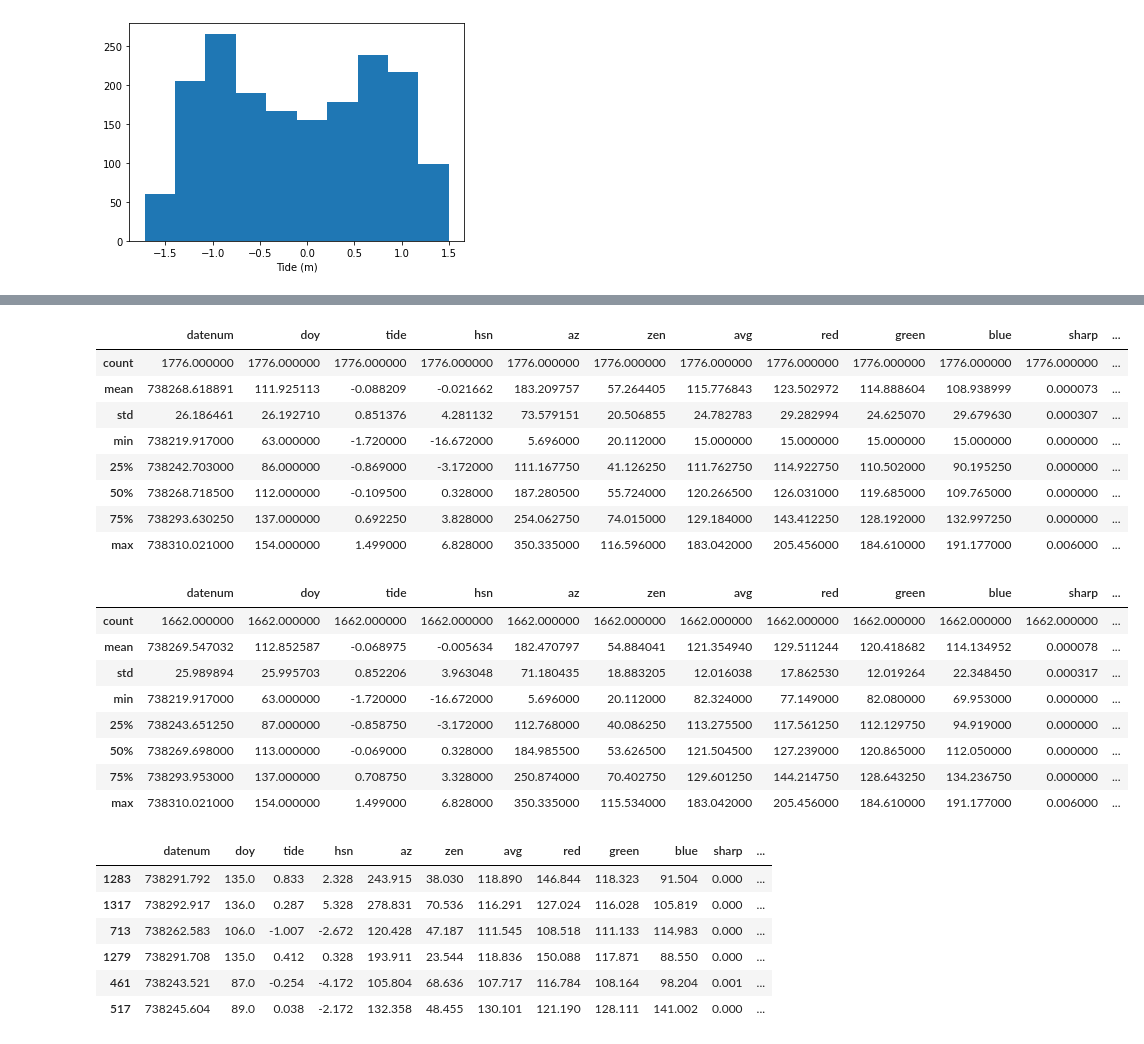
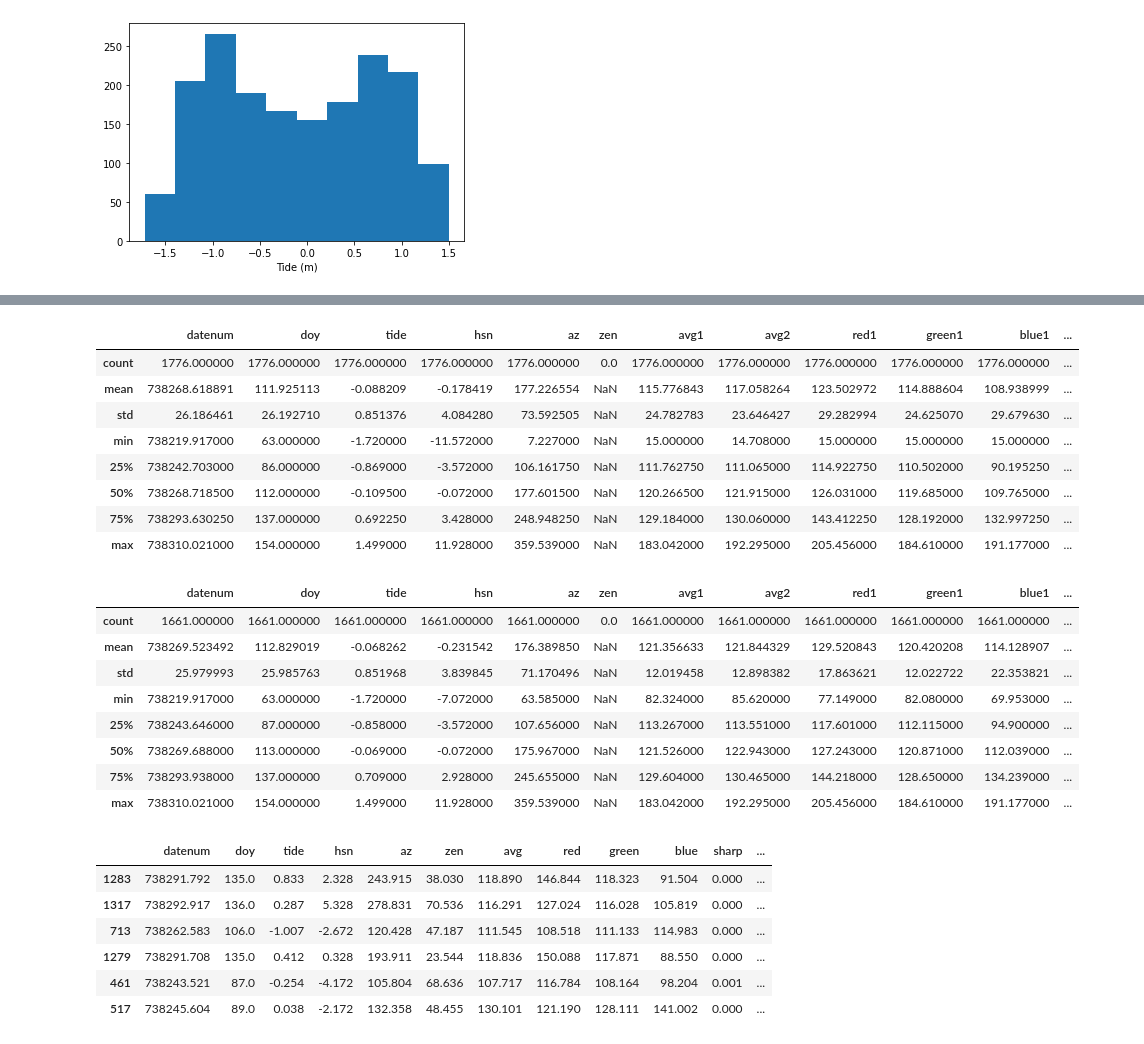
Before and after one commit to csherwood-usgs/CoastCam, a Jupyter notebook: assess_inventory.ipynb, the cells around one changed output, grey strips where cells are left out. Drawn from its saved outputs; the diff is of its cells as text; code cells hidden in the pictures.

```diff
--- a/assess_inventory.ipynb
+++ b/assess_inventory.ipynb
@@ -50,7 +50,8 @@ Using info for CACO02 - Marconi Beach
 # %% [markdown]
 ### Work through the folder and find all images pairs
 # %%
-rdir = 'C:/crs/proj/2019_CACO_CoastCam/CACO-02/timex/'
+#rdir = 'C:/crs/proj/2019_CACO_CoastCam/CACO-02/timex/'
+rdir = 'F:/timex/'
 c1list = []
 c2list = []
 
@@ -96,16 +98,16 @@ hsn = np.nan*np.ones(nfiles)
 dn = np.nan*np.ones(nfiles)
 tidi = np.nan*np.ones(nfiles)
 doy = np.nan*np.ones(nfiles)
-
 dts_list = []
 dto_list = []
+
 for i, fn in enumerate( c1list ):
     dts, dto = filetime2timestr( fn )
     dts_list.append( dts )
     dto_list.append( dto )
     hsn[i] = solar_noon_offset( dts, longitude)
 
-    az[i], zen[i] = sun_az_zen( dts, latitude, longitude )
+    az[i], zen1[i] = sun_az_zen( dts, latitude, longitude )
     dn[i] = datetime2matlabdn( dto )
     doy[i] = dto.timetuple().tm_yday
     tidi[i] = np.interp(dn[i], T, tid)
@@ -123,14 +125,24 @@ This is much slower because it has to open each file. This is only reading C1...
 # %%
 # arrays to store results
-sharp = np.nan*np.ones(nfiles)
-contrast = np.nan*np.ones(nfiles)
-avg = np.nan*np.ones(nfiles)
-rgb = np.nan*np.ones((nfiles,3))
+sharp1 = np.nan*np.ones(nfiles)
+contrast1 = np.nan*np.ones(nfiles)
+avg1 = np.nan*np.ones(nfiles)
+rgb1 = np.nan*np.ones((nfiles,3))
+
+sharp2 = np.nan*np.ones(nfiles)
+contrast2 = np.nan*np.ones(nfiles)
+avg2 = np.nan*np.ones(nfiles)
+rgb2 = np.nan*np.ones((nfiles,3))
 
 for i, fn in enumerate( c1list ):
     with Image.open(rdir+fn) as img:
-        sharp[i], contrast[i] = estimate_sharpness( img )
-        rgb[i,:], avg[i] = average_color( img )
+        sharp1[i], contrast1[i] = estimate_sharpness( img )
+        rgb1[i,:], avg1[i] = average_color( img )
+
+for i, fn in enumerate( c2list ):
+    with Image.open(rdir+fn) as img:
+        sharp2[i], contrast2[i] = estimate_sharpness( img )
+        rgb2[i,:], avg2[i] = average_color( img )
 # %%
 # lludge to fix weird hsn
 hsn[hsn<-12]=hsn[hsn<-12]+24.
@@ -167,6 +196,8 @@ plt.hist(np.log10(contrast[contrast>0]))
 # %%
-df = pd.DataFrame(data = (dn, doy, tidi, hsn, az, zen, avg, rgb[:,0],rgb[:,1], rgb[:,2], sharp, contrast)).T
-df.columns=['datenum','doy','tide','hsn','az','zen','avg','red','green','blue','sharp','contrast']
+df = pd.DataFrame(data = (dn, doy, tidi, hsn, az, zen, avg1, avg2, rgb1[:,0], rgb1[:,1], rgb1[:,2], rgb2[:,0],
+                          rgb2[:,1], rgb2[:,2], sharp1, sharp2, contrast1, contrast2)).T
+df.columns=['datenum','doy','tide','hsn','az','zen','avg1','avg2','red1','green1','blue1',
+            'red2','green2','blue2','sharp1', 'sharp2','contrast1', 'contrast2']
 df['dts']=dts_list
 df['dto']=dto_list
 df['fnamec1']=c1list
@@ -174,29 +205,30 @@ df = df.round(decimals=3)
 df.set_index('dto')
 df.describe()
 # %% [output]
-|  | datenum | doy | tide | hsn | az | zen | avg | red | green | blue | sharp | ... |
-| count | 1776.000000 | 1776.000000 | 1776.000000 | 1776.000000 | 1776.000000 | 1776.000000 | 1776.000000 | 1776.000000 | 1776.000000 | 1776.000000 | 1776.000000 | ... |
-| mean | 738268.618891 | 111.925113 | -0.088209 | -0.021662 | 183.209757 | 57.264405 | 115.776843 | 123.502972 | 114.888604 | 108.938999 | 0.000073 | ... |
-| std | 26.186461 | 26.192710 | 0.851376 | 4.281132 | 73.579151 | 20.506855 | 24.782783 | 29.282994 | 24.625070 | 29.679630 | 0.000307 | ... |
-| min | 738219.917000 | 63.000000 | -1.720000 | -16.672000 | 5.696000 | 20.112000 | 15.000000 | 15.000000 | 15.000000 | 15.000000 | 0.000000 | ... |
-| 25% | 738242.703000 | 86.000000 | -0.869000 | -3.172000 | 111.167750 | 41.126250 | 111.762750 | 114.922750 | 110.502000 | 90.195250 | 0.000000 | ... |
-| 50% | 738268.718500 | 112.000000 | -0.109500 | 0.328000 | 187.280500 | 55.724000 | 120.266500 | 126.031000 | 119.685000 | 109.765000 | 0.000000 | ... |
-| 75% | 738293.630250 | 137.000000 | 0.692250 | 3.828000 | 254.062750 | 74.015000 | 129.184000 | 143.412250 | 128.192000 | 132.997250 | 0.000000 | ... |
-| max | 738310.021000 | 154.000000 | 1.499000 | 6.828000 | 350.335000 | 116.596000 | 183.042000 | 205.456000 | 184.610000 | 191.177000 | 0.006000 | ... |
+|  | datenum | doy | tide | hsn | az | zen | avg1 | avg2 | red1 | green1 | blue1 | ... |
+| count | 1776.000000 | 1776.000000 | 1776.000000 | 1776.000000 | 1776.000000 | 0.0 | 1776.000000 | 1776.000000 | 1776.000000 | 1776.000000 | 1776.000000 | ... |
+| mean | 738268.618891 | 111.925113 | -0.088209 | -0.178419 | 177.226554 | NaN | 115.776843 | 117.058264 | 123.502972 | 114.888604 | 108.938999 | ... |
+| std | 26.186461 | 26.192710 | 0.851376 | 4.084280 | 73.592505 | NaN | 24.782783 | 23.646427 | 29.282994 | 24.625070 | 29.679630 | ... |
+| min | 738219.917000 | 63.000000 | -1.720000 | -11.572000 | 7.227000 | NaN | 15.000000 | 14.708000 | 15.000000 | 15.000000 | 15.000000 | ... |
+| 25% | 738242.703000 | 86.000000 | -0.869000 | -3.572000 | 106.161750 | NaN | 111.762750 | 111.065000 | 114.922750 | 110.502000 | 90.195250 | ... |
+| 50% | 738268.718500 | 112.000000 | -0.109500 | -0.072000 | 177.601500 | NaN | 120.266500 | 121.915000 | 126.031000 | 119.685000 | 109.765000 | ... |
+| 75% | 738293.630250 | 137.000000 | 0.692250 | 3.428000 | 248.948250 | NaN | 129.184000 | 130.060000 | 143.412250 | 128.192000 | 132.997250 | ... |
+| max | 738310.021000 | 154.000000 | 1.499000 | 11.928000 | 359.539000 | NaN | 183.042000 | 192.295000 | 205.456000 | 184.610000 | 191.177000 | ... |
 # %%
 # remove dark images
-df = df.drop(df[df['avg']< 80].index)
+df = df.drop(df[df['avg1']< 80].index)
+df = df.drop(df[df['avg2']< 80].index)
 #df = df.drop(df[df['sharp']< 1e-5].index)
 #df = df.drop(df[df['contrast']< 1e-3].index)
 
 df.describe()
 # %% [output]
-|  | datenum | doy | tide | hsn | az | zen | avg | red | green | blue | sharp | ... |
-| count | 1662.000000 | 1662.000000 | 1662.000000 | 1662.000000 | 1662.000000 | 1662.000000 | 1662.000000 | 1662.000000 | 1662.000000 | 1662.000000 | 1662.000000 | ... |
-| mean | 738269.547032 | 112.852587 | -0.068975 | -0.005634 | 182.470797 | 54.884041 | 121.354940 | 129.511244 | 120.418682 | 114.134952 | 0.000078 | ... |
-| std | 25.989894 | 25.995703 | 0.852206 | 3.963048 | 71.180435 | 18.883205 | 12.016038 | 17.862530 | 12.019264 | 22.348450 | 0.000317 | ... |
-| min | 738219.917000 | 63.000000 | -1.720000 | -16.672000 | 5.696000 | 20.112000 | 82.324000 | 77.149000 | 82.080000 | 69.953000 | 0.000000 | ... |
-| 25% | 738243.651250 | 87.000000 | -0.858750 | -3.172000 | 112.768000 | 40.086250 | 113.275500 | 117.561250 | 112.129750 | 94.919000 | 0.000000 | ... |
-| 50% | 738269.698000 | 113.000000 | -0.069000 | 0.328000 | 184.985500 | 53.626500 | 121.504500 | 127.239000 | 120.865000 | 112.050000 | 0.000000 | ... |
-| 75% | 738293.953000 | 137.000000 | 0.708750 | 3.328000 | 250.874000 | 70.402750 | 129.601250 | 144.214750 | 128.643250 | 134.236750 | 0.000000 | ... |
-| max | 738310.021000 | 154.000000 | 1.499000 | 6.828000 | 350.335000 | 115.534000 | 183.042000 | 205.456000 | 184.610000 | 191.177000 | 0.006000 | ... |
+|  | datenum | doy | tide | hsn | az | zen | avg1 | avg2 | red1 | green1 | blue1 | ... |
+| count | 1661.000000 | 1661.000000 | 1661.000000 | 1661.000000 | 1661.000000 | 0.0 | 1661.000000 | 1661.000000 | 1661.000000 | 1661.000000 | 1661.000000 | ... |
+| mean | 738269.523492 | 112.829019 | -0.068262 | -0.231542 | 176.389850 | NaN | 121.356633 | 121.844329 | 129.520843 | 120.420208 | 114.128907 | ... |
+| std | 25.979993 | 25.985763 | 0.851968 | 3.839845 | 71.170496 | NaN | 12.019458 | 12.898382 | 17.863621 | 12.022722 | 22.353821 | ... |
+| min | 738219.917000 | 63.000000 | -1.720000 | -7.072000 | 63.585000 | NaN | 82.324000 | 85.620000 | 77.149000 | 82.080000 | 69.953000 | ... |
+| 25% | 738243.646000 | 87.000000 | -0.858000 | -3.572000 | 107.656000 | NaN | 113.267000 | 113.551000 | 117.601000 | 112.115000 | 94.900000 | ... |
+| 50% | 738269.688000 | 113.000000 | -0.069000 | -0.072000 | 175.967000 | NaN | 121.526000 | 122.943000 | 127.243000 | 120.871000 | 112.039000 | ... |
+| 75% | 738293.938000 | 137.000000 | 0.709000 | 2.928000 | 245.655000 | NaN | 129.604000 | 130.465000 | 144.218000 | 128.650000 | 134.239000 | ... |
+| max | 738310.021000 | 154.000000 | 1.499000 | 11.928000 | 359.539000 | NaN | 183.042000 | 192.295000 | 205.456000 | 184.610000 | 191.177000 | ... |
```
Also changed, not shown: parts of 10 cells of this notebook, 2 other files.
